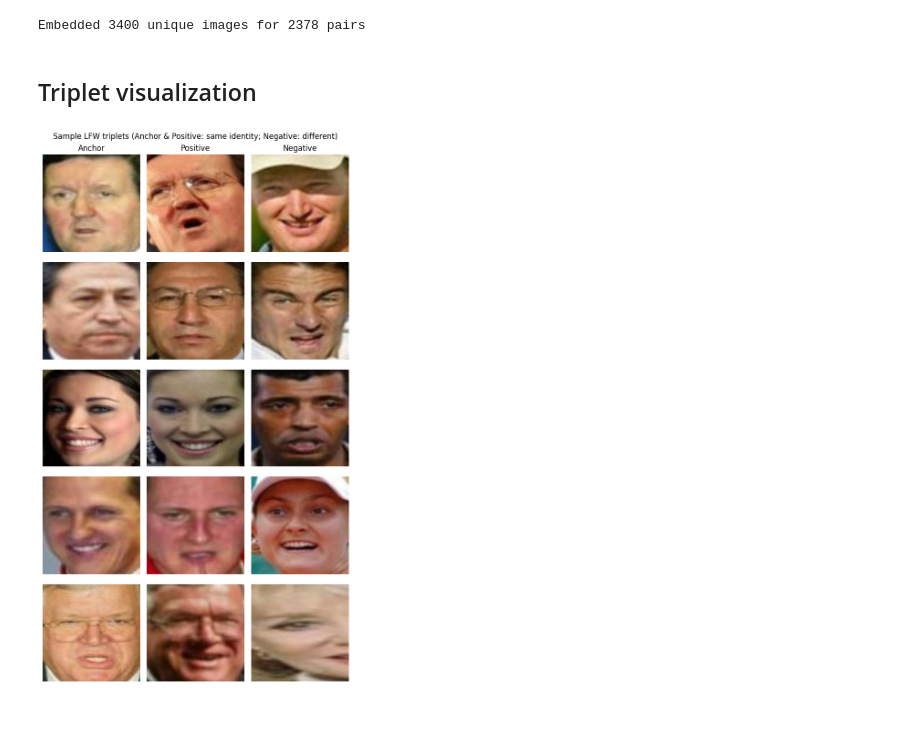
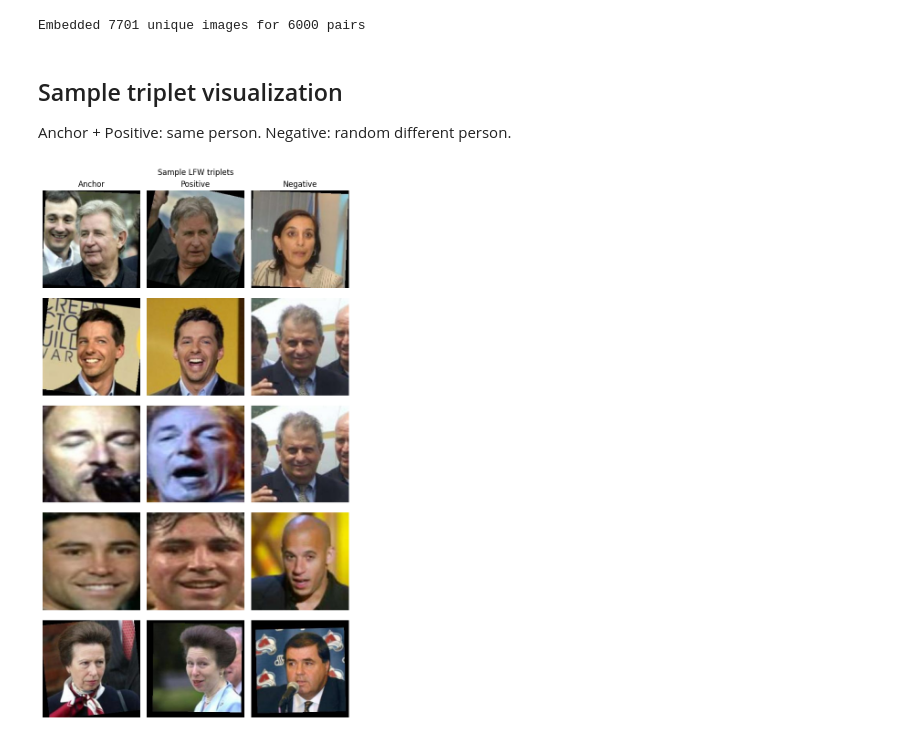
Before and after one commit to get-wright/IT4432E_Project, a Jupyter notebook: evaluation/evaluation_results.ipynb, the cells around one changed output. Saved outputs shown, nothing was run; the diff lists cells and outputs as text; code cells hidden in the pictures.

```diff
--- a/evaluation/evaluation_results.ipynb
+++ b/evaluation/evaluation_results.ipynb
@@ -34,59 +47,78 @@ print(json.dumps(metrics, indent=2))
 }
 # %%
-# Load model + embed every image used in pairs.
-ckpt = torch.load(ROOT / 'application/models/best.pt', map_location='cpu')
-model = FaceEmbedding(embedding_dim=ckpt['cfg']['train']['embedding_dim'], pretrained=False)
+# Load model + embed every unique image referenced by the LFW pairs.
+device = 'cuda' if torch.cuda.is_available() else 'cpu'
+ckpt = torch.load(ROOT / 'application/models/best.pt', map_location=device, weights_only=False)
+model = FaceEmbedding(embedding_dim=ckpt['cfg']['train']['embedding_dim'], pretrained=False).to(device).eval()
 model.load_state_dict(ckpt['model'])
-model.eval()
 
-pairs = load_pairs_txt(next((ROOT / 'preprocess-data/lfw').rglob('pairs.txt')))
-unique = list({p for a, b, _ in pairs for p in (a, b)})
-path_to_idx = {p: i for i, p in enumerate(unique)}
+pairs = load_pairs_txt(ROOT / 'preprocess-data/lfw/pairs.txt')
+aligned_root = ROOT / 'process-data/lfw_pairs'
+raw_root = find_lfw_identity_root(ROOT / 'preprocess-data/lfw')
+
+# Unique (aligned, raw) tuples, indexed by (name, idx) key.
+by_key = {}
+unique = []
+for p in pairs:
+    (a1, r1), (a2, r2) = _pair_paths(p, aligned_root, raw_root)
+    for key, paths in [((p.name1, p.idx1), (a1, r1)), ((p.name2, p.idx2), (a2, r2))]:
+        if key not in by_key:
+            by_key[key] = len(unique)
+            unique.append(paths)
 
 class _D(Dataset):
-    def __init__(self, paths):
-        self.paths = paths
-        self.tf = eval_transform()
-    def __len__(self): return len(self.paths)
-    def __getitem__(self, i): return self.tf(Image.open(self.paths[i]).convert('RGB'))
+    def __init__(self, items): self.items = items
+    def __len__(self): return len(self.items)
+    def __getitem__(self, i):
+        t, _ = _load_image_with_fallback(*self.items[i])
+        return t
 
 with torch.no_grad():
-    embs = torch.cat([model(b) for b in DataLoader(_D(unique), batch_size=128, num_workers=4)])
+    embs = torch.cat([
+        model.embed_normalized(b.to(device)).cpu()
+        for b in DataLoader(_D(unique), batch_size=128, num_workers=0)
+    ])
 
-sims = np.array([float((embs[path_to_idx[a]] * embs[path_to_idx[b]]).sum()) for a, b, _ in pairs])
-labels = np.array([s for _, _, s in pairs])
+sims = np.array([
+    float((embs[by_key[(p.name1, p.idx1)]] * embs[by_key[(p.name2, p.idx2)]]).sum())
+    for p in pairs
+])
+labels = np.array([p.same for p in pairs])
 print(f'Embedded {len(unique)} unique images for {len(pairs)} pairs')
 # %% [output]
-Embedded 3400 unique images for 2378 pairs
+Embedded 7701 unique images for 6000 pairs
 # %% [markdown]
-## Triplet visualization
+## Sample triplet visualization
+
+Anchor + Positive: same person. Negative: random different person.
 # %%
-# Triplet visualization (Anchor | Positive | Negative) — the classic Siamese demo.
 import random
+rng = random.Random(0)
+pos_pairs = [p for p in pairs if p.same == 1]
+neg_pairs = [p for p in pairs if p.same == 0]
+rng.shuffle(pos_pairs); rng.shuffle(neg_pairs)
 
-rng = random.Random(0)
-pos_pairs = [(a, b) for a, b, lbl in pairs if lbl == 1]
-neg_pairs = [(a, b) for a, b, lbl in pairs if lbl == 0]
-rng.shuffle(pos_pairs)
-rng.shuffle(neg_pairs)
+def _open(name, idx):
+    aligned = aligned_root / name / f'{name}_{idx:04d}.jpg'
+    raw = raw_root / name / f'{name}_{idx:04d}.jpg'
+    return Image.open(aligned if aligned.exists() else raw).convert('RGB')
 
 n_rows = 5
 fig, axes = plt.subplots(n_rows, 3, figsize=(7, 2.5 * n_rows))
 for row in range(n_rows):
-    anchor, positive = pos_pairs[row]
-    _, negative = neg_pairs[row]
-    axes[row, 0].imshow(Image.open(anchor)); axes[row, 0].axis('off')
-    axes[row, 1].imshow(Image.open(positive)); axes[row, 1].axis('off')
-    axes[row, 2].imshow(Image.open(negative)); axes[row, 2].axis('off')
+    p_pos, p_neg = pos_pairs[row], neg_pairs[row]
+    axes[row, 0].imshow(_open(p_pos.name1, p_pos.idx1)); axes[row, 0].axis('off')
+    axes[row, 1].imshow(_open(p_pos.name2, p_pos.idx2)); axes[row, 1].axis('off')
+    axes[row, 2].imshow(_open(p_neg.name2, p_neg.idx2)); axes[row, 2].axis('off')
     if row == 0:
         axes[row, 0].set_title('Anchor')
         axes[row, 1].set_title('Positive')
         axes[row, 2].set_title('Negative')
-fig.suptitle('Sample LFW triplets (Anchor & Positive: same identity; Negative: different)')
+fig.suptitle('Sample LFW triplets')
 plt.tight_layout()
 plt.savefig(FIGS / 'triplets.png', dpi=150)
 plt.show()
 # %% [output]
-[figure, old version]
+[figure, new version]
 # %% [markdown]
 ## Sample pair similarity
```
Also changed, not shown: parts of 11 cells of this notebook, 10 other files.
